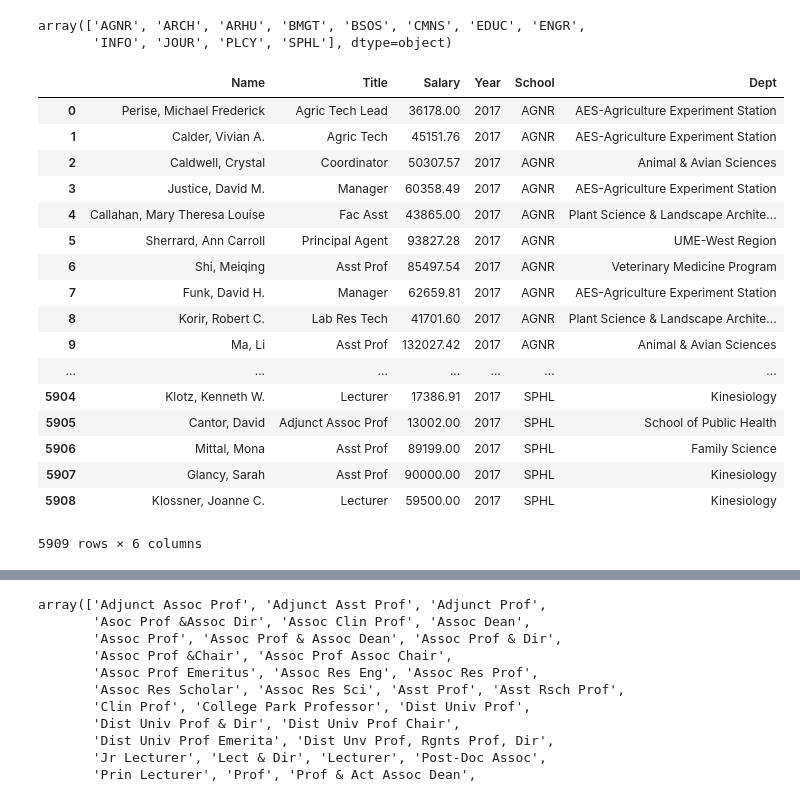
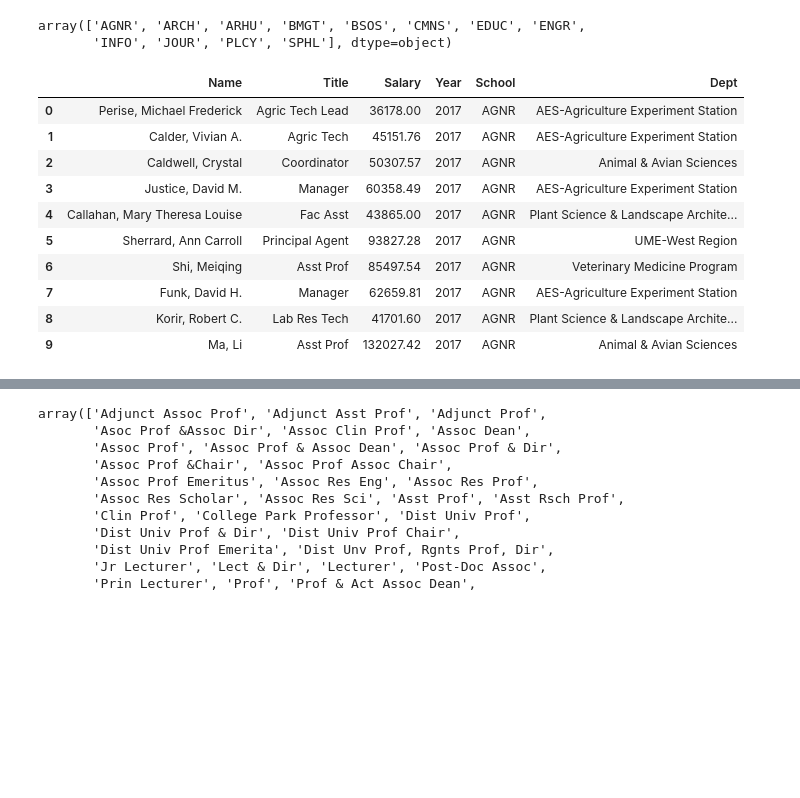
Before and after one commit to rosegaray/UMDSalaryGuideData, a Jupyter notebook: 320_FInal_Project.ipynb, the cells around one changed output, grey strips where cells are left out. Saved outputs shown, nothing was run; the diff lists cells and outputs as text; code cells hidden in the pictures; blank space fills up the shorter version.

```diff
--- a/320_FInal_Project.ipynb
+++ b/320_FInal_Project.ipynb
@@ -115,27 +115,20 @@ df_17 = df_17.groupby(['Name']).agg({'Title':'first',"Salary":np.sum,\
 # %%
 # Sort dataframe by school
 df_17.sort_values('School', inplace=True)
 df_17.reset_index(drop=True, inplace=True)
-df_17
+df_17.head(10)
 # %% [output]
 |  | Name | Title | Salary | Year | School | Dept |
 | 0 | Perise, Michael Frederick | Agric Tech Lead | 36178.00 | 2017 | AGNR | AES-Agriculture Experiment Station |
 | 1 | Calder, Vivian A. | Agric Tech | 45151.76 | 2017 | AGNR | AES-Agriculture Experiment Station |
 | 2 | Caldwell, Crystal | Coordinator | 50307.57 | 2017 | AGNR | Animal & Avian Sciences |
 | 3 | Justice, David M. | Manager | 60358.49 | 2017 | AGNR | AES-Agriculture Experiment Station |
 | 4 | Callahan, Mary Theresa Louise | Fac Asst | 43865.00 | 2017 | AGNR | Plant Science & Landscape Archite... |
 | 5 | Sherrard, Ann Carroll | Principal Agent | 93827.28 | 2017 | AGNR | UME-West Region |
 | 6 | Shi, Meiqing | Asst Prof | 85497.54 | 2017 | AGNR | Veterinary Medicine Program |
 | 7 | Funk, David H. | Manager | 62659.81 | 2017 | AGNR | AES-Agriculture Experiment Station |
 | 8 | Korir, Robert C. | Lab Res Tech | 41701.60 | 2017 | AGNR | Plant Science & Landscape Archite... |
 | 9 | Ma, Li | Asst Prof | 132027.42 | 2017 | AGNR | Animal & Avian Sciences |
-| ... | ... | ... | ... | ... | ... | ... |
-| 5904 | Klotz, Kenneth W. | Lecturer | 17386.91 | 2017 | SPHL | Kinesiology |
-| 5905 | Cantor, David | Adjunct Assoc Prof | 13002.00 | 2017 | SPHL | School of Public Health |
-| 5906 | Mittal, Mona | Asst Prof | 89199.00 | 2017 | SPHL | Family Science |
-| 5907 | Glancy, Sarah | Asst Prof | 90000.00 | 2017 | SPHL | Kinesiology |
-| 5908 | Klossner, Joanne C. | Lecturer | 59500.00 | 2017 | SPHL | Kinesiology |
-5909 rows × 6 columns
 # %%
 # Viewing all titles
 titles = np.sort((df_17.Title).unique())
```
Also changed, not shown: parts of 30 cells of this notebook.
